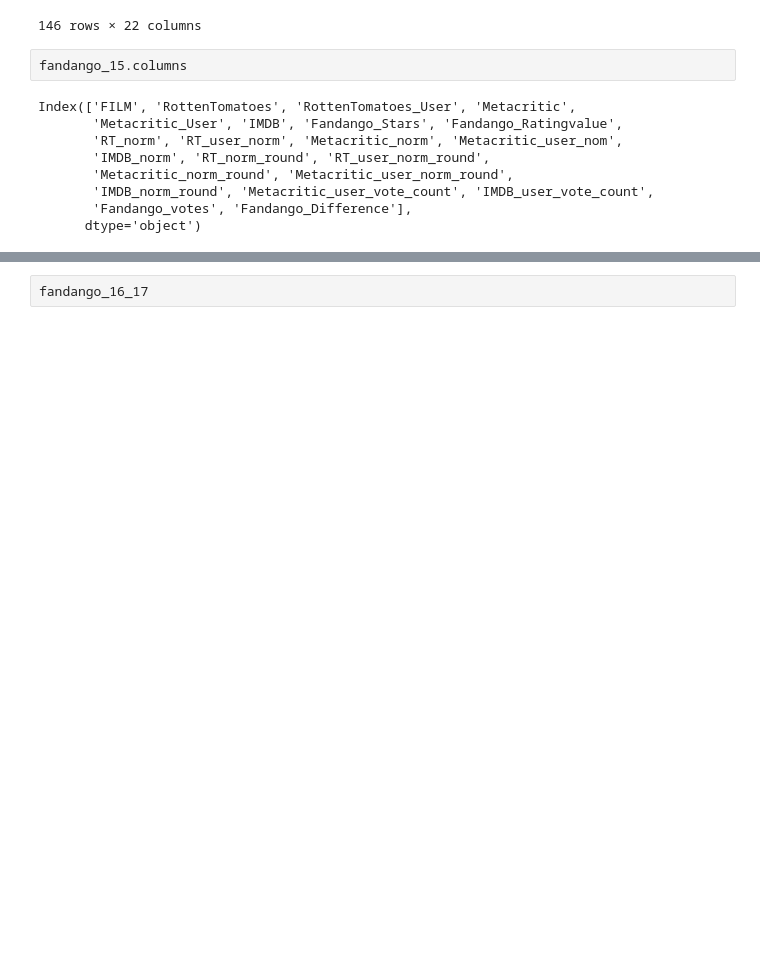
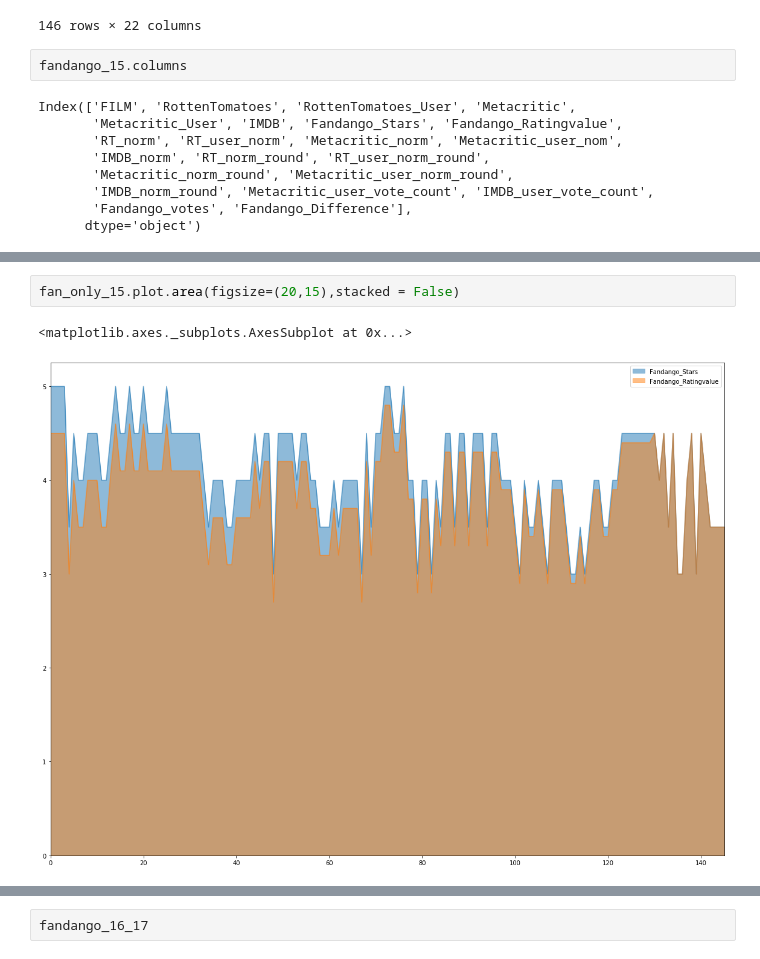
Before and after one commit to ndangalasinh/dataquest_fundago_rating_audit, a Jupyter notebook: fandago_audit.ipynb, the cells around one changed output, grey strips where cells are left out. Saved outputs shown, nothing was run; the diff lists cells and outputs as text; blank space fills up the shorter version.

```diff
--- a/fandago_audit.ipynb
+++ b/fandago_audit.ipynb
@@ -64,0 +66,5 @@ fan_only_15
+# %%
+fan_only_15.plot.area(figsize=(20,15),stacked = False)
+# %% [output]
+<matplotlib.axes._subplots.AxesSubplot at 0x...>
+[figure, added]
```
Also changed, not shown: parts of 7 cells of this notebook.
